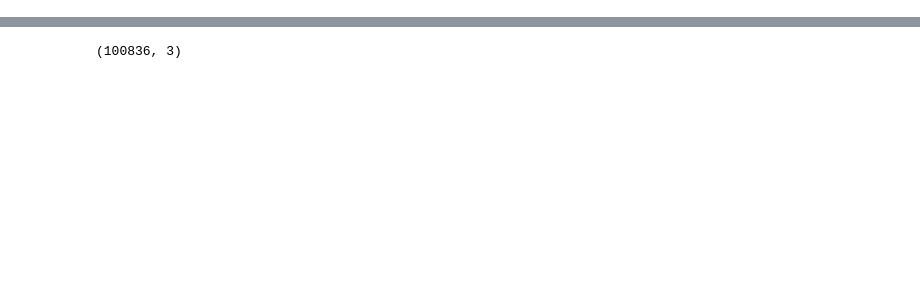
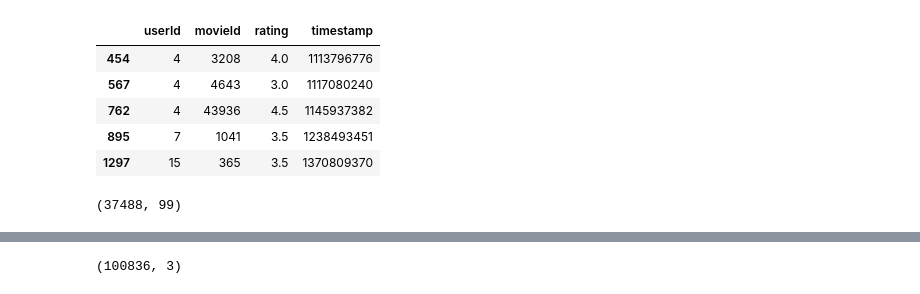
Before and after one commit to Jiawen97/PersonalizationTheoryProject, a Jupyter notebook: HW2_matrix_factorization.ipynb, the cells around one changed output, grey strips where cells are left out. Saved outputs shown, nothing was run; the diff lists cells and outputs as text; code cells hidden in the pictures; blank space fills up the shorter version.

```diff
--- a/HW2_matrix_factorization.ipynb
+++ b/HW2_matrix_factorization.ipynb
@@ -9,0 +13,7 @@ ratings_small = np.genfromtxt('ml-latest-small//ratings.csv',delimiter=',',skip_
+# %%
+#users = ratings_large.
+users = ratings_large.userId.unique()
+movies = ratings_large.movieId.unique()
+
+#(ratings_large[:,0])
+#movies = np.unique(ratings_large[:,1])
@@ -9,0 +27,3 @@ ratings_small = np.genfromtxt('ml-latest-small//ratings.csv',delimiter=',',skip_
+# %%
+M=99
+movies_sub = movies[random.sample(list((range(0,53889))),M)]
@@ -9,0 +39,12 @@ ratings_small = np.genfromtxt('ml-latest-small//ratings.csv',delimiter=',',skip_
+# %%
+#ratings_sub = ratings_large[(ratings_large.userId.isin(users_sub))]
+ratings_sub = ratings_large[(ratings_large.movieId.isin(movies_sub))]
+# %%
+ratings_sub.head()
+# %% [output]
+|  | userId | movieId | rating | timestamp |
+| 454 | 4 | 3208 | 4.0 | 1113796776 |
+| 567 | 4 | 4643 | 3.0 | 1117080240 |
+| 762 | 4 | 43936 | 4.5 | 1145937382 |
+| 895 | 7 | 1041 | 3.5 | 1238493451 |
+| 1297 | 15 | 365 | 3.5 | 1370809370 |
@@ -10,3 +70,7 @@ ratings_small = np.genfromtxt('ml-latest-small//ratings.csv',delimiter=',',skip_
+# %%
+np_ratings_sub.shape
+# %% [output]
+(37488, 99)
 # %%
 def get_rhat(u,v):
     return np.matmul(u,np.transpose(v))
```
Also changed, not shown: parts of 10 cells of this notebook.
